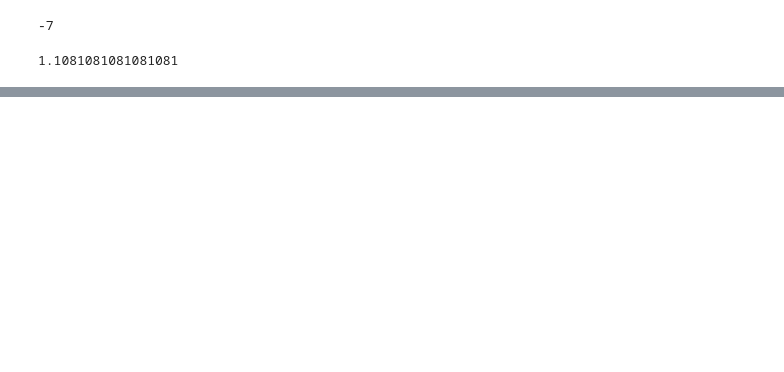
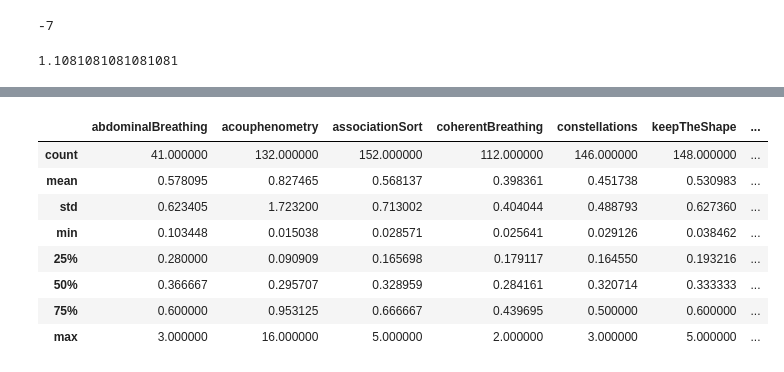
Before and after one commit to clementcome/EI_ST4_therapies, a Jupyter notebook: Notebook_EI.ipynb, the cells around one changed output, grey strips where cells are left out. Cells and saved outputs as stored; diff of their text form; code cells hidden in the pictures; blank space fills up the shorter version.

Commit message:
Dash frequencies

```diff
--- a/Notebook_EI.ipynb
+++ b/Notebook_EI.ipynb
@@ -245,0 +186,28 @@ N/A% (0 of 500) |                        | Elapsed Time: 0:00:00 ETA:  --:--:--
+# %%
+d_freq = json.load(open("data/data_frequency.json"))
+d_activity = {}
+users = d_freq["user"]
+activities = d_freq["activity"]
+frequencies = d_freq["frequency"]
+for i in range(len(users)):
+    user = users[i]
+    activity = activities[i]
+    frequency = frequencies[i]
+    if user in d_activity.keys():
+        d_activity[user][activity] = frequency
+    else:
+        d_activity[user] = {activity: frequency}
+df_freq = pd.DataFrame(d_activity).transpose()
+
+
+df_freq.describe()
+# %% [output]
+|  | abdominalBreathing | acouphenometry | associationSort | coherentBreathing | constellations | keepTheShape | ... |
+| count | 41.000000 | 132.000000 | 152.000000 | 112.000000 | 146.000000 | 148.000000 | ... |
+| mean | 0.578095 | 0.827465 | 0.568137 | 0.398361 | 0.451738 | 0.530983 | ... |
+| std | 0.623405 | 1.723200 | 0.713002 | 0.404044 | 0.488793 | 0.627360 | ... |
+| min | 0.103448 | 0.015038 | 0.028571 | 0.025641 | 0.029126 | 0.038462 | ... |
+| 25% | 0.280000 | 0.090909 | 0.165698 | 0.179117 | 0.164550 | 0.193216 | ... |
+| 50% | 0.366667 | 0.295707 | 0.328959 | 0.284161 | 0.320714 | 0.333333 | ... |
+| 75% | 0.600000 | 0.953125 | 0.666667 | 0.439695 | 0.500000 | 0.600000 | ... |
+| max | 3.000000 | 16.000000 | 5.000000 | 2.000000 | 3.000000 | 5.000000 | ... |
```
Also changed, not shown: parts of 12 cells of this notebook, 5 other files.
